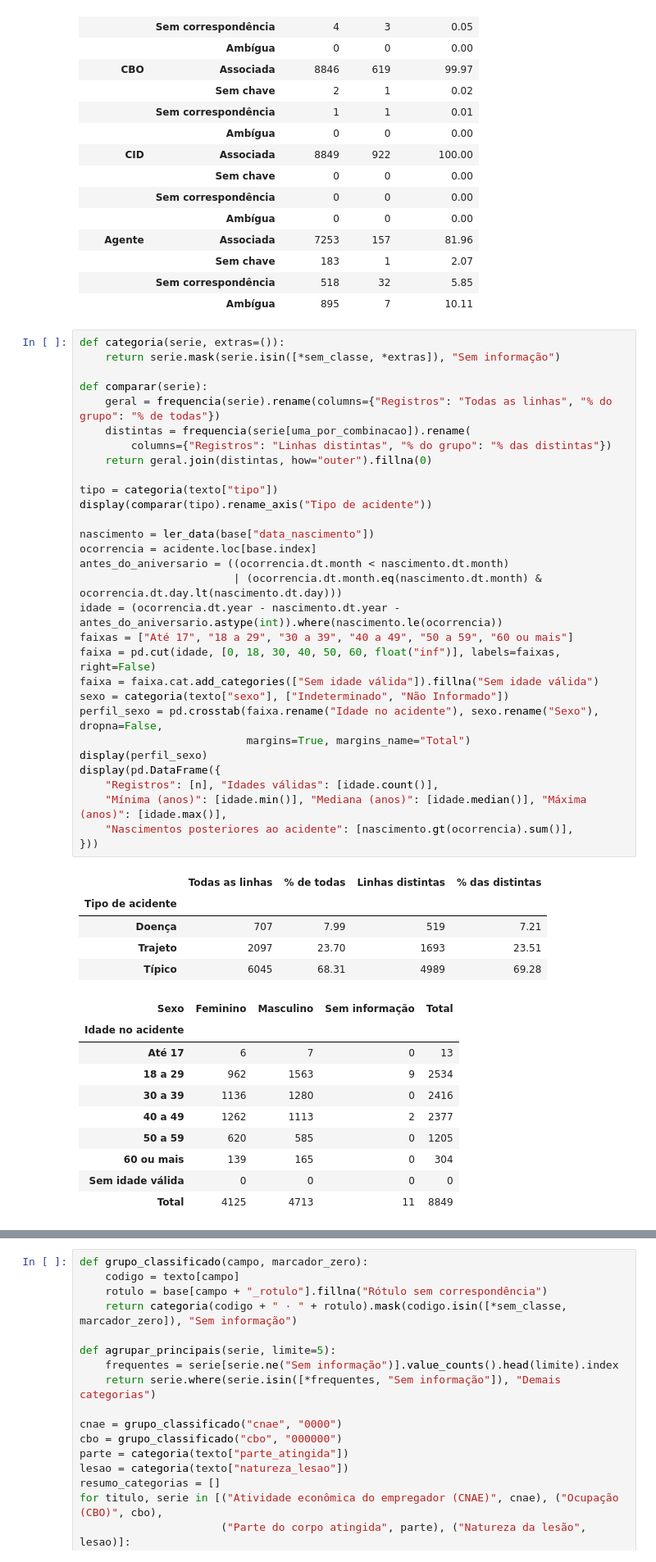
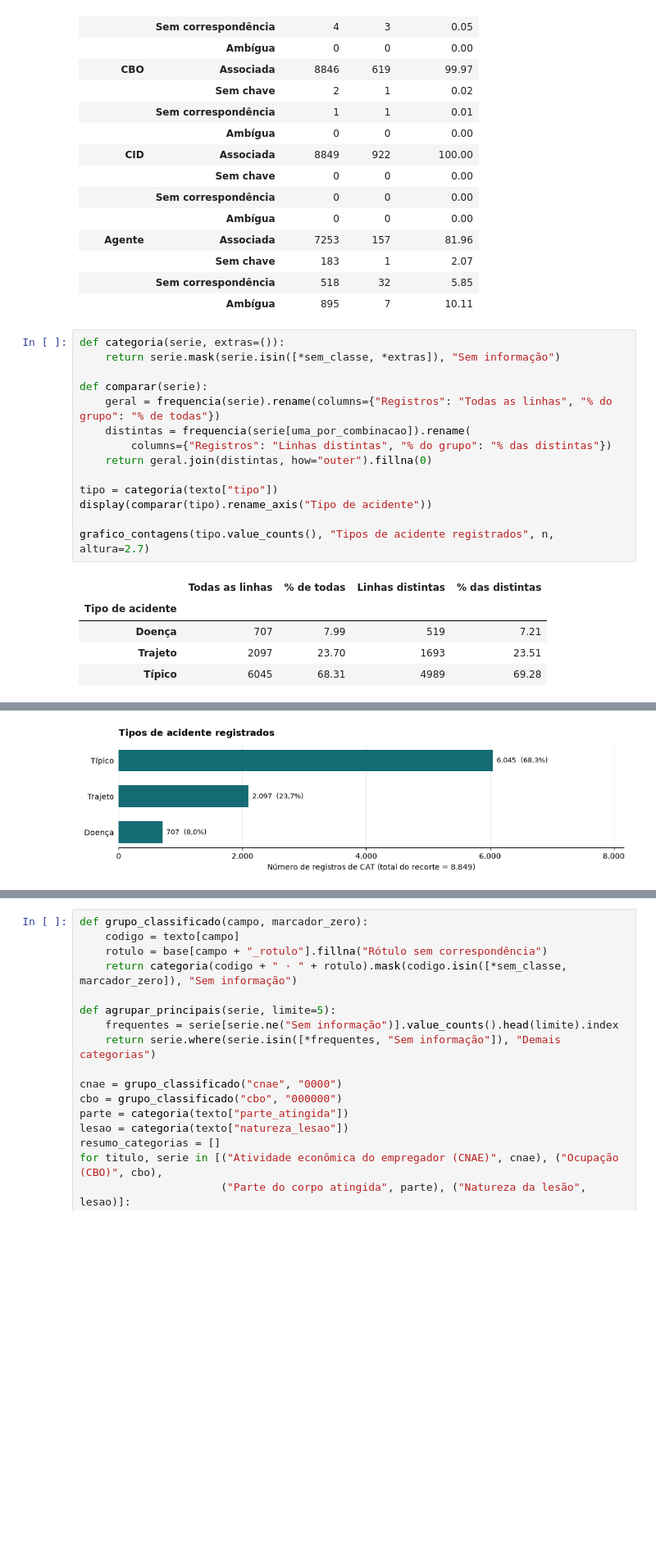
Before and after one commit to aristotelesfl/CD_CAT_2026, a Jupyter notebook: 01_analise_exploratoria.ipynb, the cells around one changed output, grey strips where cells are left out. Shown at 82% size. Cells and saved outputs as stored; diff of their text form; blank space fills up the shorter version.

```diff
--- a/01_analise_exploratoria.ipynb
+++ b/01_analise_exploratoria.ipynb
@@ -410,36 +452,10 @@ def comparar(serie):
 tipo = categoria(texto["tipo"])
 display(comparar(tipo).rename_axis("Tipo de acidente"))
 
-nascimento = ler_data(base["data_nascimento"])
-ocorrencia = acidente.loc[base.index]
-antes_do_aniversario = ((ocorrencia.dt.month < nascimento.dt.month)
-                        | (ocorrencia.dt.month.eq(nascimento.dt.month) & ocorrencia.dt.day.lt(nascimento.dt.day)))
-idade = (ocorrencia.dt.year - nascimento.dt.year - antes_do_aniversario.astype(int)).where(nascimento.le(ocorrencia))
-faixas = ["Até 17", "18 a 29", "30 a 39", "40 a 49", "50 a 59", "60 ou mais"]
-faixa = pd.cut(idade, [0, 18, 30, 40, 50, 60, float("inf")], labels=faixas, right=False)
-faixa = faixa.cat.add_categories(["Sem idade válida"]).fillna("Sem idade válida")
-sexo = categoria(texto["sexo"], ["Indeterminado", "Não Informado"])
-perfil_sexo = pd.crosstab(faixa.rename("Idade no acidente"), sexo.rename("Sexo"), dropna=False,
-                          margins=True, margins_name="Total")
-display(perfil_sexo)
-display(pd.DataFrame({
-    "Registros": [n], "Idades válidas": [idade.count()],
-    "Mínima (anos)": [idade.min()], "Mediana (anos)": [idade.median()], "Máxima (anos)": [idade.max()],
-    "Nascimentos posteriores ao acidente": [nascimento.gt(ocorrencia).sum()],
-}))
+grafico_contagens(tipo.value_counts(), "Tipos de acidente registrados", n, altura=2.7)
 # %% [output]
 |  | Todas as linhas | % de todas | Linhas distintas | % das distintas |
 | Tipo de acidente |  |  |  |  |
 | Doença | 707 | 7.99 | 519 | 7.21 |
 | Trajeto | 2097 | 23.70 | 1693 | 23.51 |
 | Típico | 6045 | 68.31 | 4989 | 69.28 |
-| Sexo | Feminino | Masculino | Sem informação | Total |
-| Idade no acidente |  |  |  |  |
-| Até 17 | 6 | 7 | 0 | 13 |
-| 18 a 29 | 962 | 1563 | 9 | 2534 |
-| 30 a 39 | 1136 | 1280 | 0 | 2416 |
-| 40 a 49 | 1262 | 1113 | 2 | 2377 |
-| 50 a 59 | 620 | 585 | 0 | 1205 |
-| 60 ou mais | 139 | 165 | 0 | 304 |
-| Sem idade válida | 0 | 0 | 0 | 0 |
-| Total | 4125 | 4713 | 11 | 8849 |
@@ -447,0 +462 @@ display(pd.DataFrame({
+[figure, added]
```
Also changed, not shown: parts of 6 cells of this notebook, 30 other files.
